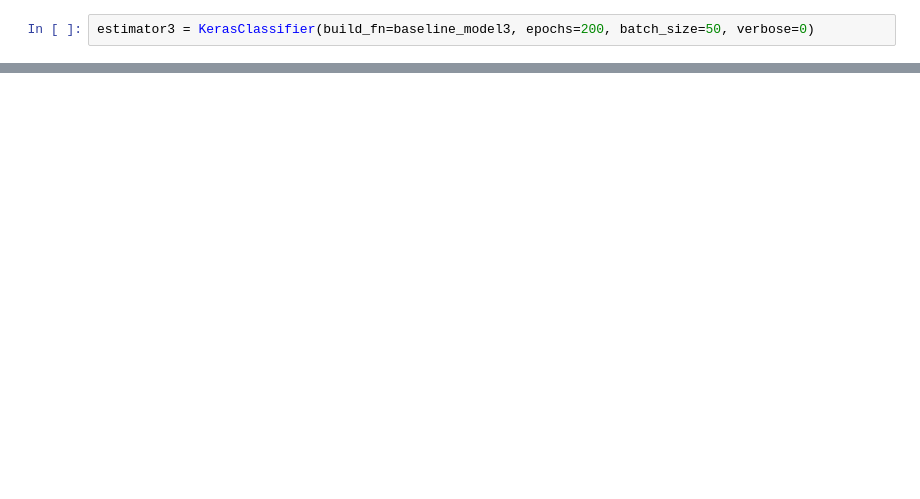
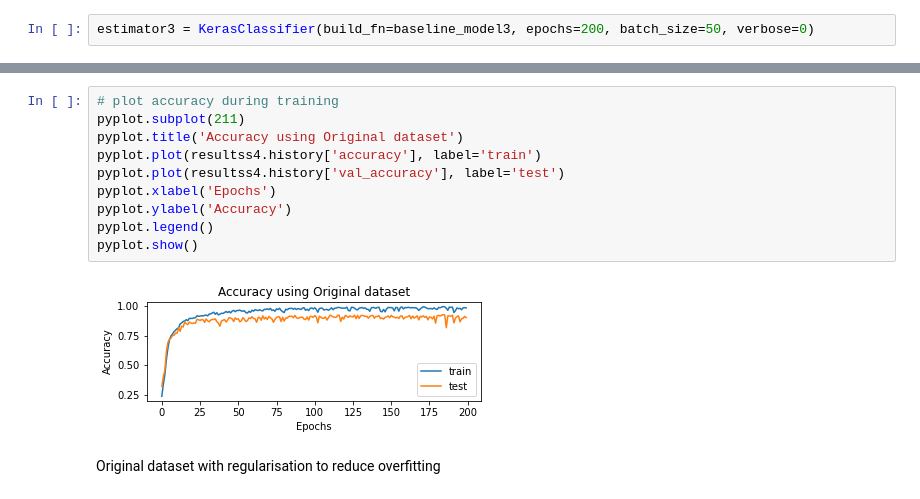
Before and after one commit to RachPatel/DMML_CW2_Group_20, a Jupyter notebook: MLP.ipynb, the cells around one changed output, grey strips where cells are left out. Saved outputs shown, nothing was run; the diff lists cells and outputs as text; blank space fills up the shorter version.

```diff
--- a/MLP.ipynb
+++ b/MLP.ipynb
@@ -154,0 +351,14 @@ Baseline: 91.59% (2.16%)
+# %%
+# plot accuracy during training
+pyplot.subplot(211)
+pyplot.title('Accuracy using Original dataset')
+pyplot.plot(resultss4.history['accuracy'], label='train')
+pyplot.plot(resultss4.history['val_accuracy'], label='test')
+pyplot.xlabel('Epochs')
+pyplot.ylabel('Accuracy')
+pyplot.legend()
+pyplot.show()
+# %% [output]
+[figure, added]
+# %% [markdown]
+Original dataset with regularisation to reduce overfitting
```
Also changed, not shown: parts of 82 cells of this notebook.
